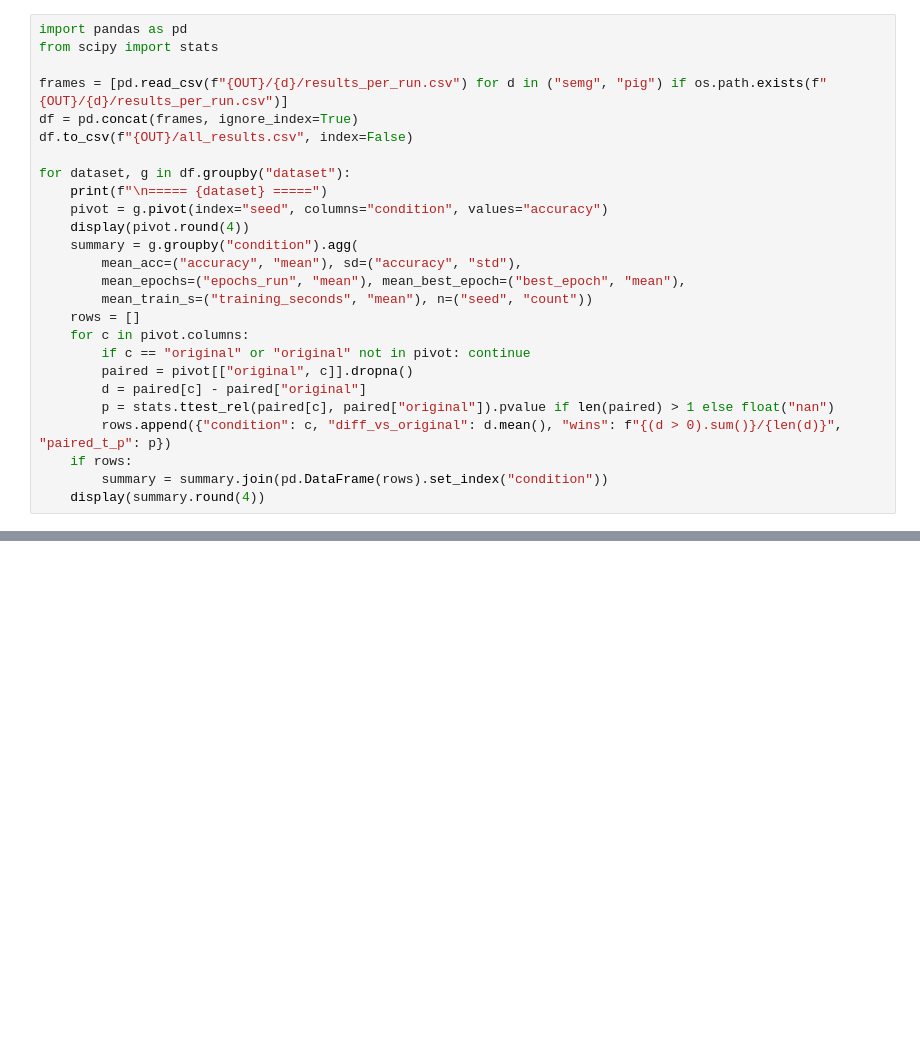
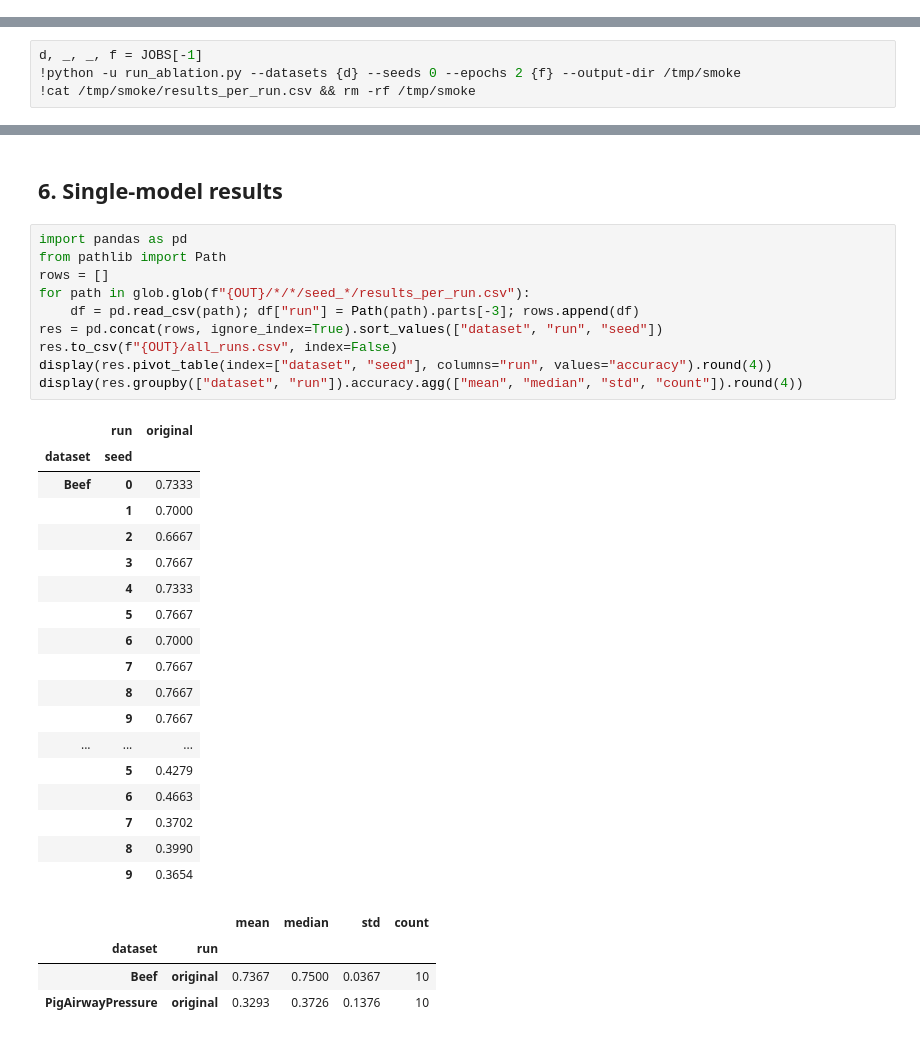
Before and after one commit to Akhilesh-00/Time_Series, a Jupyter notebook: lite-validation.ipynb, the cells around one changed output, grey strips where cells are left out. Cells and saved outputs as stored; diff of their text form; blank space fills up the shorter version.

Commit message:
Kaggle Notebook | LITE ensemble | lite_ensemble_beef_n_pig

```diff
--- a/lite-validation.ipynb
+++ b/lite-validation.ipynb
@@ -312,26 +0,0 @@ if RUN_PIG:
-# %%
-import pandas as pd
-from scipy import stats
-
-frames = [pd.read_csv(f"{OUT}/{d}/results_per_run.csv") for d in ("semg", "pig") if os.path.exists(f"{OUT}/{d}/results_per_run.csv")]
-df = pd.concat(frames, ignore_index=True)
-df.to_csv(f"{OUT}/all_results.csv", index=False)
-
-for dataset, g in df.groupby("dataset"):
-    print(f"\n===== {dataset} =====")
-    pivot = g.pivot(index="seed", columns="condition", values="accuracy")
-    display(pivot.round(4))
-    summary = g.groupby("condition").agg(
-        mean_acc=("accuracy", "mean"), sd=("accuracy", "std"),
-        mean_epochs=("epochs_run", "mean"), mean_best_epoch=("best_epoch", "mean"),
-        mean_train_s=("training_seconds", "mean"), n=("seed", "count"))
-    rows = []
-    for c in pivot.columns:
-        if c == "original" or "original" not in pivot: continue
-        paired = pivot[["original", c]].dropna()
-        d = paired[c] - paired["original"]
-        p = stats.ttest_rel(paired[c], paired["original"]).pvalue if len(paired) > 1 else float("nan")
-        rows.append({"condition": c, "diff_vs_original": d.mean(), "wins": f"{(d > 0).sum()}/{len(d)}", "paired_t_p": p})
-    if rows:
-        summary = summary.join(pd.DataFrame(rows).set_index("condition"))
-    display(summary.round(4))
@@ -357,0 +308,4 @@ for dataset, g in df.groupby("dataset"):
+# %%
+d, _, _, f = JOBS[-1]
+!python -u run_ablation.py --datasets {d} --seeds 0 --epochs 2 {f} --output-dir /tmp/smoke
+!cat /tmp/smoke/results_per_run.csv && rm -rf /tmp/smoke
@@ -357,0 +370,35 @@ for dataset, g in df.groupby("dataset"):
+# %% [markdown]
+## 6. Single-model results
+# %%
+import pandas as pd
+from pathlib import Path
+rows = []
+for path in glob.glob(f"{OUT}/*/*/seed_*/results_per_run.csv"):
+    df = pd.read_csv(path); df["run"] = Path(path).parts[-3]; rows.append(df)
+res = pd.concat(rows, ignore_index=True).sort_values(["dataset", "run", "seed"])
+res.to_csv(f"{OUT}/all_runs.csv", index=False)
+display(res.pivot_table(index=["dataset", "seed"], columns="run", values="accuracy").round(4))
+display(res.groupby(["dataset", "run"]).accuracy.agg(["mean", "median", "std", "count"]).round(4))
+# %% [output]
+|  | run | original |
+| dataset | seed |  |
+| Beef | 0 | 0.7333 |
+|  | 1 | 0.7000 |
+|  | 2 | 0.6667 |
+|  | 3 | 0.7667 |
+|  | 4 | 0.7333 |
+|  | 5 | 0.7667 |
+|  | 6 | 0.7000 |
+|  | 7 | 0.7667 |
+|  | 8 | 0.7667 |
+|  | 9 | 0.7667 |
+| ... | ... | ... |
+|  | 5 | 0.4279 |
+|  | 6 | 0.4663 |
+|  | 7 | 0.3702 |
+|  | 8 | 0.3990 |
+|  | 9 | 0.3654 |
+|  |  | mean | median | std | count |
+| dataset | run |  |  |  |  |
+| Beef | original | 0.7367 | 0.7500 | 0.0367 | 10 |
+| PigAirwayPressure | original | 0.3293 | 0.3726 | 0.1376 | 10 |
```
Also changed, not shown: parts of 34 cells of this notebook.
